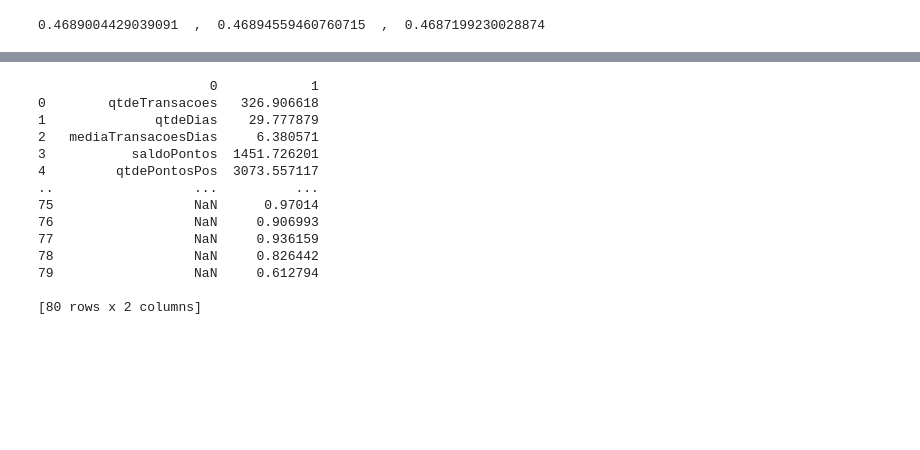
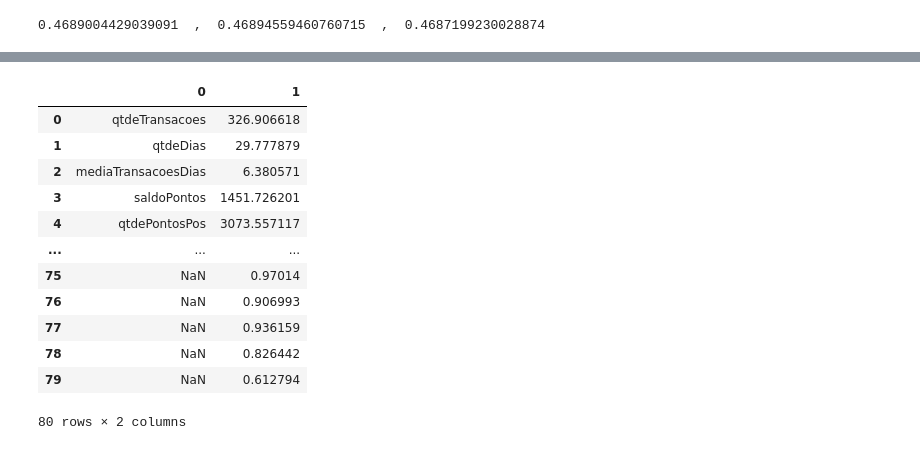
Before and after one commit to italomateuslr/Studying-Data-Science, a Jupyter notebook: churn_project.ipynb, the cells around one changed output, grey strips where cells are left out. Cells and saved outputs as stored; diff of their text form; code cells hidden in the pictures; blank space fills up the shorter version.

```diff
--- a/churn_project.ipynb
+++ b/churn_project.ipynb
@@ -195,19 +253,18 @@ coefs_logreg
 # %%
 coefs_nb = pd.DataFrame([X_test.columns, nb.theta_.flatten()]).T
 # coefs_nb = pd.DataFrame(coefs_nb, index=['Not Churn', 'Churn'], columns=['Coefficient'])
-print(coefs_nb)
+coefs_nb
 # %% [output]
+|  | 0 | 1 |
+| 0 | qtdeTransacoes | 326.906618 |
+| 1 | qtdeDias | 29.777879 |
+| 2 | mediaTransacoesDias | 6.380571 |
+| 3 | saldoPontos | 1451.726201 |
+| 4 | qtdePontosPos | 3073.557117 |
+| ... | ... | ... |
+| 75 | NaN | 0.97014 |
+| 76 | NaN | 0.906993 |
+| 77 | NaN | 0.936159 |
+| 78 | NaN | 0.826442 |
+| 79 | NaN | 0.612794 |
-                      0            1
-0        qtdeTransacoes   326.906618
-1              qtdeDias    29.777879
-2   mediaTransacoesDias     6.380571
-3           saldoPontos  1451.726201
-4         qtdePontosPos  3073.557117
-..                  ...          ...
-75                  NaN      0.97014
-76                  NaN     0.906993
-77                  NaN     0.936159
-78                  NaN     0.826442
-79                  NaN     0.612794
-
-[80 rows x 2 columns]
+80 rows × 2 columns
```
Also changed, not shown: parts of 7 cells of this notebook, 3 other files.
